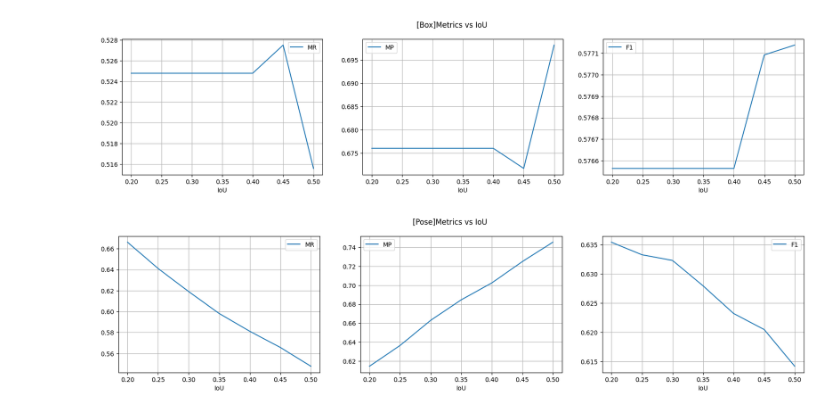
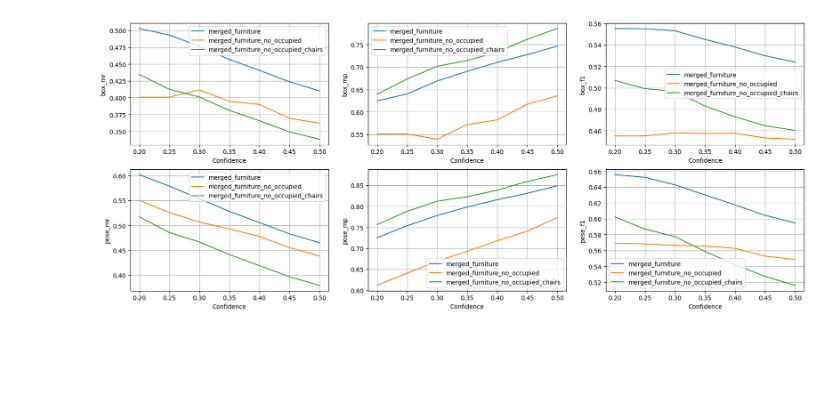
Before and after one commit to klymya/pg-research, a Jupyter notebook: object-detection-v3/val.ipynb, the cells around one changed output. Drawn from its saved outputs; the diff is of its cells as text; code cells hidden in the pictures; blank space fills up the shorter version.

Commit message:
add baseline models

```diff
--- a/object-detection-v3/val.ipynb
+++ b/object-detection-v3/val.ipynb
@@ -5,7 +8,12 @@ import tqdm
 import matplotlib.pyplot as plt
 
 %matplotlib inline
-# %%
-model = YOLO("results/results_baseline_pretrain_theodore/weights/best.pt")
+# %%
+base_pth = "results"
+model_names = [
+    "merged_furniture",
+    "merged_furniture_no_occupied",
+    "merged_furniture_no_occupied_chairs"
+]
 # %%
 thres = np.arange(0.2, 0.51, 0.05)
@@ -73,46 +89,0 @@ Results saved to /home/klymy/.pyenv/runs/pose/val47
-# %%
-plt.figure(figsize=(20, 4))
-plt.suptitle("[Box]Metrics vs IoU")
-plt.subplot(1, 3, 1)
-plt.plot(thres, box_mrs, label="MR")
-plt.grid()
-plt.legend()
-plt.xlabel("IoU")
-
-plt.subplot(1, 3, 2)
-plt.plot(thres, box_mps, label="MP")
-plt.grid()
-plt.legend()
-plt.xlabel("IoU")
-
-plt.subplot(1, 3, 3)
-plt.plot(thres, box_fs, label="F1")
-plt.grid()
-plt.legend()
-plt.xlabel("IoU")
-plt.show()
-
-plt.figure(figsize=(20, 4))
-plt.suptitle("[Pose]Metrics vs IoU")
-plt.subplot(1, 3, 1)
-plt.plot(thres, pose_mrs, label="MR")
-plt.grid()
-plt.legend()
-plt.xlabel("IoU")
-
-plt.subplot(1, 3, 2)
-plt.plot(thres, pose_mps, label="MP")
-plt.grid()
-plt.legend()
-plt.xlabel("IoU")
-
-
-plt.subplot(1, 3, 3)
-plt.plot(thres, pose_fs, label="F1")
-plt.grid()
-plt.legend()
-plt.xlabel("IoU")
-plt.show()
-# %% [output]
-[figure, removed]
-[figure, removed]
@@ -118,0 +93,13 @@ plt.show()
+# %%
+plt.figure(figsize=(20, 8))
+
+for model_name, model_results in results.items():
+    for idx, (metric_name, metric_values) in enumerate(model_results.items()):
+        plt.subplot(2, 3, 1 + idx)
+        plt.plot(thres, metric_values, label=model_name)
+        plt.grid()
+        plt.legend()
+        plt.ylabel(metric_name)
+        plt.xlabel("Confidence")
+# %% [output]
+[figure, added]
```
Also changed, not shown: parts of 3 cells of this notebook, 4 other files.
